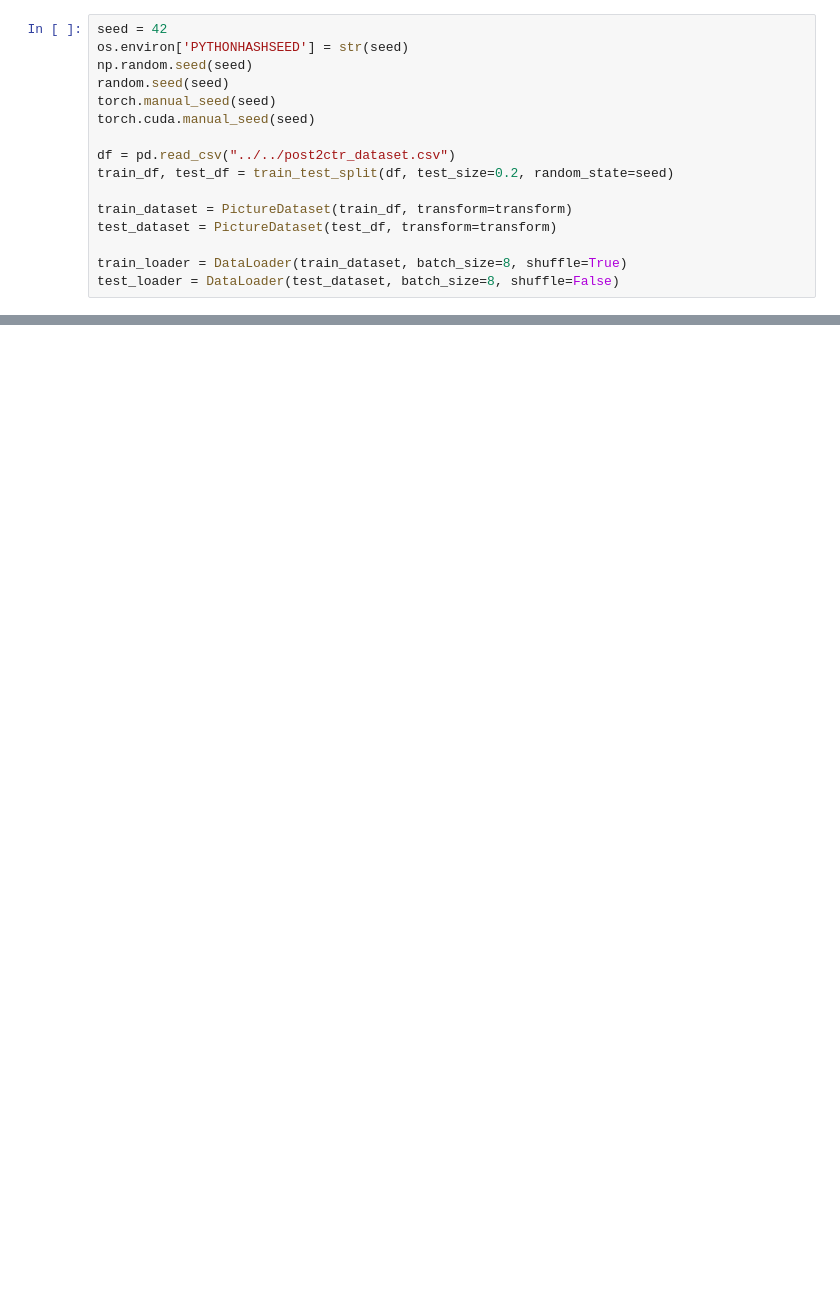
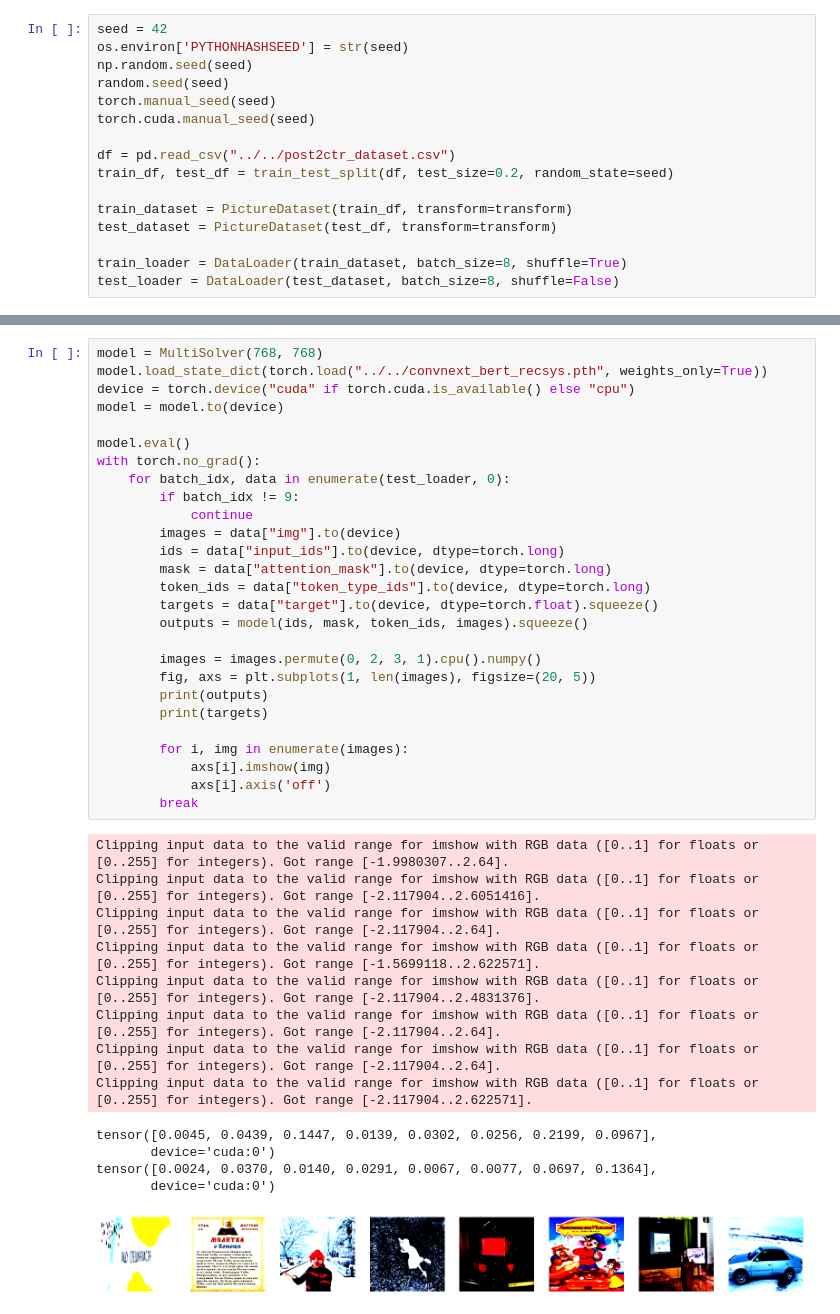
Before and after one commit to Octopupu5/vk-lab-test, a Jupyter notebook: recsys/visualizing_models.ipynb, the cells around one changed output, grey strips where cells are left out. Cells and saved outputs as stored; diff of their text form; blank space fills up the shorter version.

```diff
--- a/recsys/visualizing_models.ipynb
+++ b/recsys/visualizing_models.ipynb
@@ -126,0 +197,41 @@ for i, row in df_results.iterrows():
+# %%
+model = MultiSolver(768, 768)
+model.load_state_dict(torch.load("../../convnext_bert_recsys.pth", weights_only=True))
+device = torch.device("cuda" if torch.cuda.is_available() else "cpu")
+model = model.to(device)
+
+model.eval()
+with torch.no_grad():
+    for batch_idx, data in enumerate(test_loader, 0):
+        if batch_idx != 9:
+            continue
+        images = data["img"].to(device)
+        ids = data["input_ids"].to(device, dtype=torch.long)
+        mask = data["attention_mask"].to(device, dtype=torch.long)
+        token_ids = data["token_type_ids"].to(device, dtype=torch.long)
+        targets = data["target"].to(device, dtype=torch.float).squeeze()
+        outputs = model(ids, mask, token_ids, images).squeeze()
+
+        images = images.permute(0, 2, 3, 1).cpu().numpy()
+        fig, axs = plt.subplots(1, len(images), figsize=(20, 5))
+        print(outputs)
+        print(targets)
+
+        for i, img in enumerate(images):
+            axs[i].imshow(img)
+            axs[i].axis('off')
+        break
+# %% [output]
+Clipping input data to the valid range for imshow with RGB data ([0..1] for floats or [0..255] for integers). Got range [-1.9980307..2.64].
+Clipping input data to the valid range for imshow with RGB data ([0..1] for floats or [0..255] for integers). Got range [-2.117904..2.6051416].
+Clipping input data to the valid range for imshow with RGB data ([0..1] for floats or [0..255] for integers). Got range [-2.117904..2.64].
+Clipping input data to the valid range for imshow with RGB data ([0..1] for floats or [0..255] for integers). Got range [-1.5699118..2.622571].
+Clipping input data to the valid range for imshow with RGB data ([0..1] for floats or [0..255] for integers). Got range [-2.117904..2.4831376].
+Clipping input data to the valid range for imshow with RGB data ([0..1] for floats or [0..255] for integers). Got range [-2.117904..2.64].
+Clipping input data to the valid range for imshow with RGB data ([0..1] for floats or [0..255] for integers). Got range [-2.117904..2.64].
+Clipping input data to the valid range for imshow with RGB data ([0..1] for floats or [0..255] for integers). Got range [-2.117904..2.622571].
+tensor([0.0045, 0.0439, 0.1447, 0.0139, 0.0302, 0.0256, 0.2199, 0.0967],
+       device='cuda:0')
+tensor([0.0024, 0.0370, 0.0140, 0.0291, 0.0067, 0.0077, 0.0697, 0.1364],
+       device='cuda:0')
+[figure, added]
```
Also changed, not shown: parts of 8 cells of this notebook, 12 other files.
